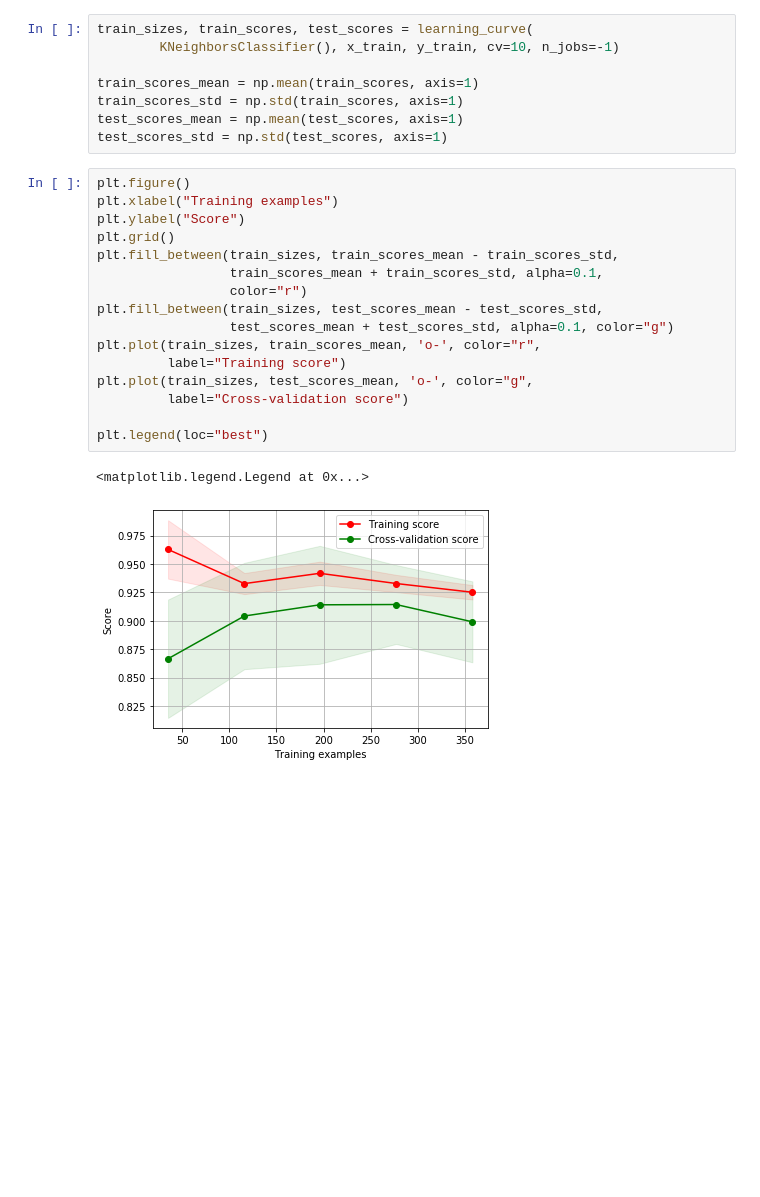
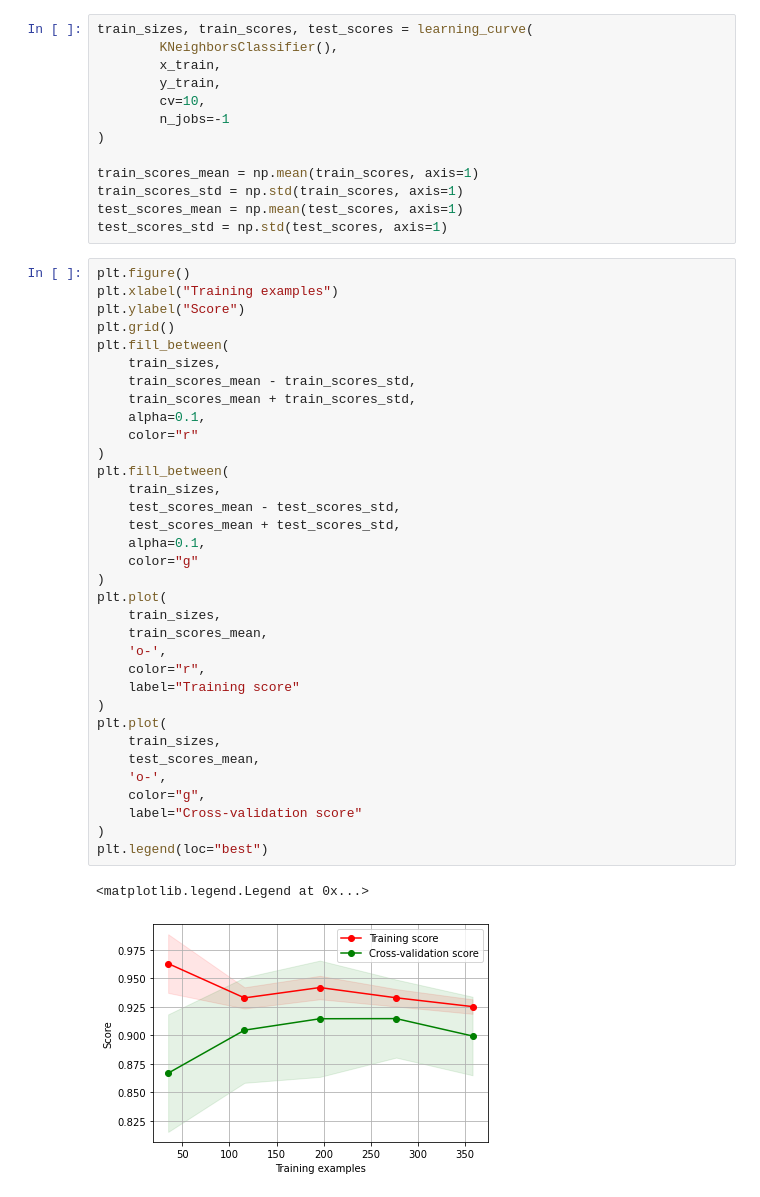
Before and after one commit to franneck94/UdemyML, a Jupyter notebook: Chapter8_MetricsAndEvaluation/LearningCurve/LearningCurve.ipynb, the cells around one changed output. Saved outputs shown, nothing was run; the diff lists cells and outputs as text; blank space fills up the shorter version.

Commit message:
Updated Curves

```diff
--- a/Chapter8_MetricsAndEvaluation/LearningCurve/LearningCurve.ipynb
+++ b/Chapter8_MetricsAndEvaluation/LearningCurve/LearningCurve.ipynb
@@ -24,6 +18,11 @@ Samples:  569
 # %%
 train_sizes, train_scores, test_scores = learning_curve(
-        KNeighborsClassifier(), x_train, y_train, cv=10, n_jobs=-1)
+        KNeighborsClassifier(),
+        x_train,
+        y_train,
+        cv=10,
+        n_jobs=-1
+)
 
 train_scores_mean = np.mean(train_scores, axis=1)
 train_scores_std = np.std(train_scores, axis=1)
@@ -32,19 +31,37 @@ test_scores_std = np.std(test_scores, axis=1)
 # %%
 plt.figure()
 plt.xlabel("Training examples")
 plt.ylabel("Score")
 plt.grid()
-plt.fill_between(train_sizes, train_scores_mean - train_scores_std,
-                 train_scores_mean + train_scores_std, alpha=0.1,
-                 color="r")
-plt.fill_between(train_sizes, test_scores_mean - test_scores_std,
-                 test_scores_mean + test_scores_std, alpha=0.1, color="g")
-plt.plot(train_sizes, train_scores_mean, 'o-', color="r",
-         label="Training score")
-plt.plot(train_sizes, test_scores_mean, 'o-', color="g",
-         label="Cross-validation score")
-
+plt.fill_between(
+    train_sizes,
+    train_scores_mean - train_scores_std,
+    train_scores_mean + train_scores_std,
+    alpha=0.1,
+    color="r"
+)
+plt.fill_between(
+    train_sizes,
+    test_scores_mean - test_scores_std,
+    test_scores_mean + test_scores_std,
+    alpha=0.1,
+    color="g"
+)
+plt.plot(
+    train_sizes,
+    train_scores_mean,
+    'o-',
+    color="r",
+    label="Training score"
+)
+plt.plot(
+    train_sizes,
+    test_scores_mean,
+    'o-',
+    color="g",
+    label="Cross-validation score"
+)
 plt.legend(loc="best")
 # %% [output]
 <matplotlib.legend.Legend at 0x...>
-[figure, old version]
+[figure, new version]
```
Also changed, not shown: parts of 2 cells of this notebook, 3 other files.
